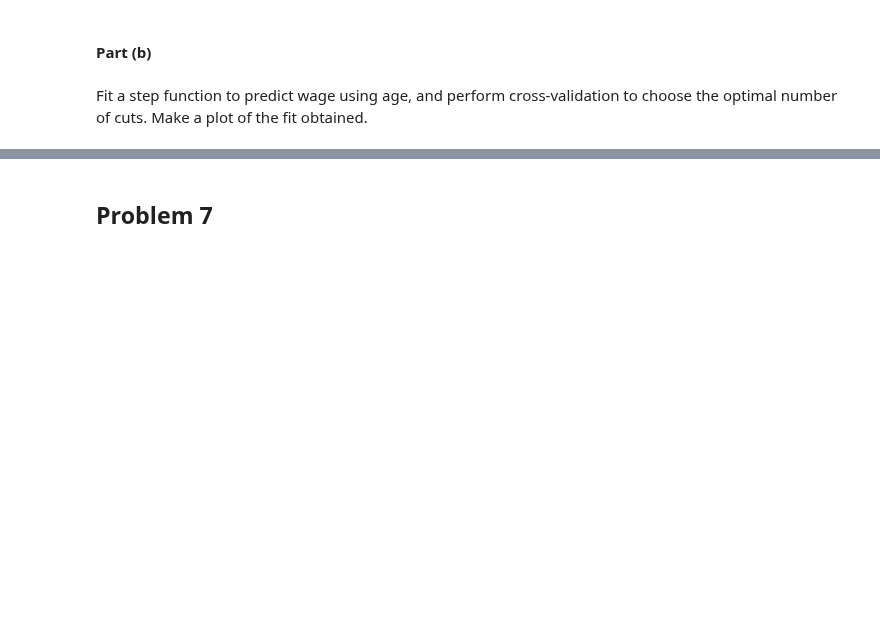
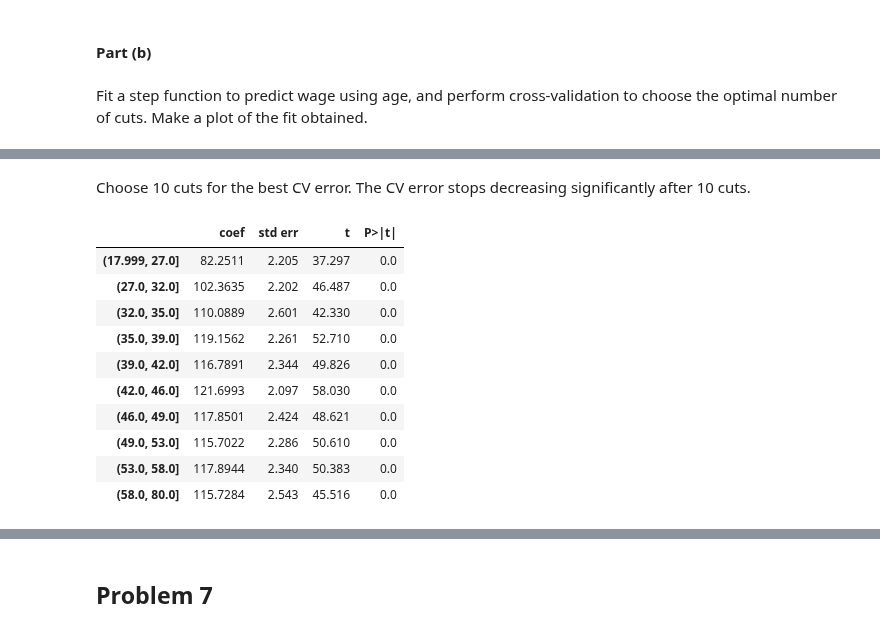
Before and after one commit to kmerkl22/k-s-ISL, a Jupyter notebook: Notebooks/Ch07-ISLappliedexercises.ipynb, the cells around one changed output, grey strips where cells are left out. Saved outputs shown, nothing was run; the diff lists cells and outputs as text; code cells hidden in the pictures; blank space fills up the shorter version.

```diff
--- a/Notebooks/Ch07-ISLappliedexercises.ipynb
+++ b/Notebooks/Ch07-ISLappliedexercises.ipynb
@@ -15,0 +132,18 @@ Fit a step function to predict wage using age, and perform cross-validation to c
+# %% [markdown]
+Choose 10 cuts for the best CV error. The CV error stops decreasing significantly after 10 cuts.
+# %%
+cut_age = pd.qcut(age, 10)
+tencuts = summarize(sm.OLS(y, pd.get_dummies(cut_age)).fit())
+tencuts
+# %% [output]
+|  | coef | std err | t | P>|t| |
+| (17.999, 27.0] | 82.2511 | 2.205 | 37.297 | 0.0 |
+| (27.0, 32.0] | 102.3635 | 2.202 | 46.487 | 0.0 |
+| (32.0, 35.0] | 110.0889 | 2.601 | 42.330 | 0.0 |
+| (35.0, 39.0] | 119.1562 | 2.261 | 52.710 | 0.0 |
+| (39.0, 42.0] | 116.7891 | 2.344 | 49.826 | 0.0 |
+| (42.0, 46.0] | 121.6993 | 2.097 | 58.030 | 0.0 |
+| (46.0, 49.0] | 117.8501 | 2.424 | 48.621 | 0.0 |
+| (49.0, 53.0] | 115.7022 | 2.286 | 50.610 | 0.0 |
+| (53.0, 58.0] | 117.8944 | 2.340 | 50.383 | 0.0 |
+| (58.0, 80.0] | 115.7284 | 2.543 | 45.516 | 0.0 |
```
Also changed, not shown: parts of 20 cells of this notebook.
